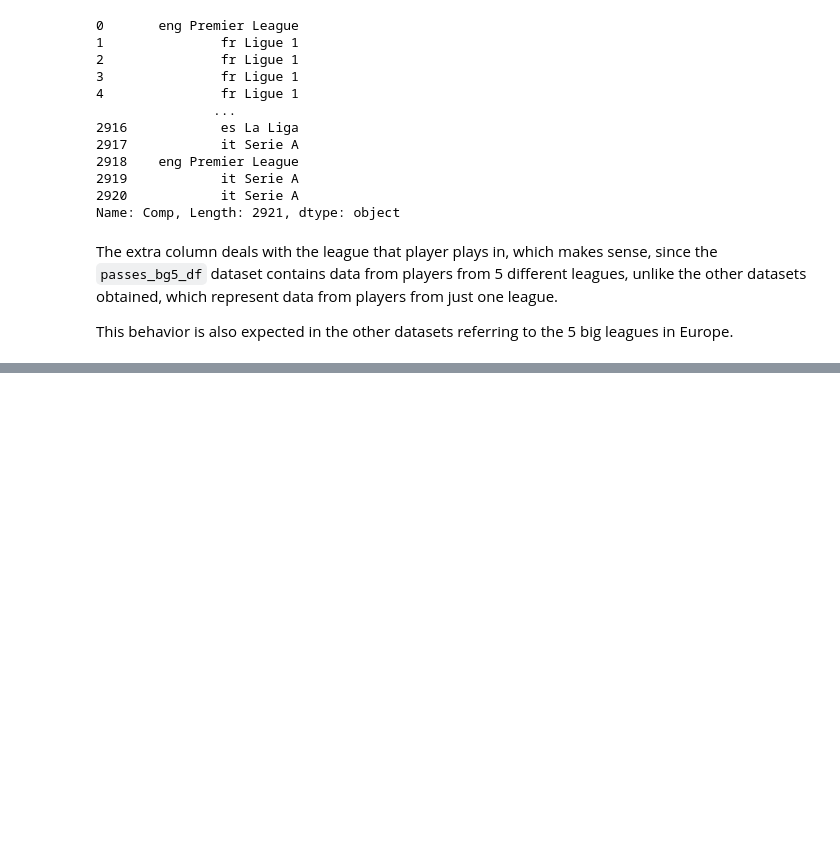
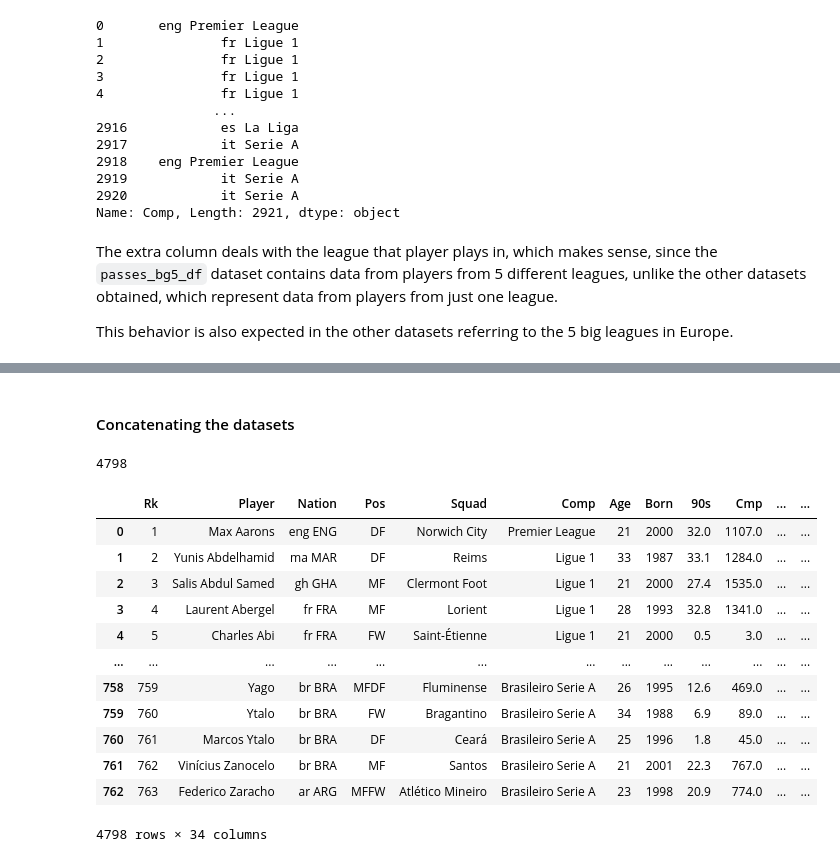
Before and after one commit to dnsrsdata/Football_Player_Rec_Syst, a Jupyter notebook: notebooks/ETL_Playground.ipynb, the cells around one changed output, grey strips where cells are left out. Drawn from its saved outputs; the diff is of its cells as text; code cells hidden in the pictures; blank space fills up the shorter version.

Commit message:
Starting data cleaning

```diff
--- a/notebooks/ETL_Playground.ipynb
+++ b/notebooks/ETL_Playground.ipynb
@@ -170,0 +517,12 @@ This behavior is also expected in the other datasets referring to the 5 big leag
+# %%
+# Applying the function to Primeira Liga data
+passes_PrimeiraLiga_df = makenewcol('Primeira Liga', passes_PrimeiraLiga_df)
+shoots_PrimeiraLiga_df = makenewcol('Primeira Liga', shoots_PrimeiraLiga_df)
+defense_PrimeiraLiga_df = makenewcol('Primeira Liga', defense_PrimeiraLiga_df)
+goalkeepers_PrimeiraLiga_df = makenewcol('Primeira Liga', goalkeepers_PrimeiraLiga_df)
+# %%
+# Applying the function to Brasileiro Serie A data
+passes_BrasileiroSerieA_df = makenewcol('Brasileiro Serie A', passes_BrasileiroSerieA_df)
+shoots_BrasileiroSerieA_df = makenewcol('Brasileiro Serie A', shoots_BrasileiroSerieA_df)
+defense_BrasileiroSerieA_df = makenewcol('Brasileiro Serie A', defense_BrasileiroSerieA_df)
+goalkeepers_BrasileiroSerieA_df = makenewcol('Brasileiro Serie A', goalkeepers_BrasileiroSerieA_df)
@@ -170,0 +548,43 @@ This behavior is also expected in the other datasets referring to the 5 big leag
+# %% [markdown]
+#### Concatenating the datasets
+# %%
+def concatDatasets(list_datasets = []):
+    """Concatenate a list of datasets
+
+    Args:
+        list_datasets (list): list containing all datasets to concatenate. Defaults to [].
+    """
+    dataset_concatenated = pd.concat(list_datasets)
+    return dataset_concatenated
+# %%
+# Creating lists with datasets to concatenate
+passes_df_list = [passes_bg5_df, passes_Eredivisie_df, passes_PrimeiraLiga_df, passes_BrasileiroSerieA_df]
+shoots_df_list = [shoots_bg5_df, shoots_Eredivisie_df, shoots_PrimeiraLiga_df, shoots_BrasileiroSerieA_df]
+defense_act_df_list = [defense_bg5_df, defense_Eredivisie_df, defense_PrimeiraLiga_df, defense_BrasileiroSerieA_df]
+goalkeeping_df_list = [goalkeepers_bg5_df, goalkeepers_Eredivisie_df, goalkeepers_PrimeiraLiga_df, goalkeepers_BrasileiroSerieA_df]
+
+# concatenating data from each category
+df_passes = concatDatasets(passes_df_list)
+df_shoots = concatDatasets(shoots_df_list)
+df_defense_act = concatDatasets(defense_act_df_list)
+df_goalkeeping = concatDatasets(goalkeeping_df_list)
+# %%
+passes_bg5_df.shape[0] + passes_Eredivisie_df.shape[0] + passes_PrimeiraLiga_df.shape[0] + passes_BrasileiroSerieA_df.shape[0]
+# %% [output]
+4798
+# %%
+df_passes
+# %% [output]
+|  | Rk | Player | Nation | Pos | Squad | Comp | Age | Born | 90s | Cmp | ... | ... |
+| 0 | 1 | Max Aarons | eng ENG | DF | Norwich City | Premier League | 21 | 2000 | 32.0 | 1107.0 | ... | ... |
+| 1 | 2 | Yunis Abdelhamid | ma MAR | DF | Reims | Ligue 1 | 33 | 1987 | 33.1 | 1284.0 | ... | ... |
+| 2 | 3 | Salis Abdul Samed | gh GHA | MF | Clermont Foot | Ligue 1 | 21 | 2000 | 27.4 | 1535.0 | ... | ... |
+| 3 | 4 | Laurent Abergel | fr FRA | MF | Lorient | Ligue 1 | 28 | 1993 | 32.8 | 1341.0 | ... | ... |
+| 4 | 5 | Charles Abi | fr FRA | FW | Saint-Étienne | Ligue 1 | 21 | 2000 | 0.5 | 3.0 | ... | ... |
+| ... | ... | ... | ... | ... | ... | ... | ... | ... | ... | ... | ... | ... |
+| 758 | 759 | Yago | br BRA | MFDF | Fluminense | Brasileiro Serie A | 26 | 1995 | 12.6 | 469.0 | ... | ... |
+| 759 | 760 | Ytalo | br BRA | FW | Bragantino | Brasileiro Serie A | 34 | 1988 | 6.9 | 89.0 | ... | ... |
+| 760 | 761 | Marcos Ytalo | br BRA | DF | Ceará | Brasileiro Serie A | 25 | 1996 | 1.8 | 45.0 | ... | ... |
+| 761 | 762 | Vinícius Zanocelo | br BRA | MF | Santos | Brasileiro Serie A | 21 | 2001 | 22.3 | 767.0 | ... | ... |
+| 762 | 763 | Federico Zaracho | ar ARG | MFFW | Atlético Mineiro | Brasileiro Serie A | 23 | 1998 | 20.9 | 774.0 | ... | ... |
+4798 rows × 34 columns
```
Also changed, not shown: parts of 43 cells of this notebook.
